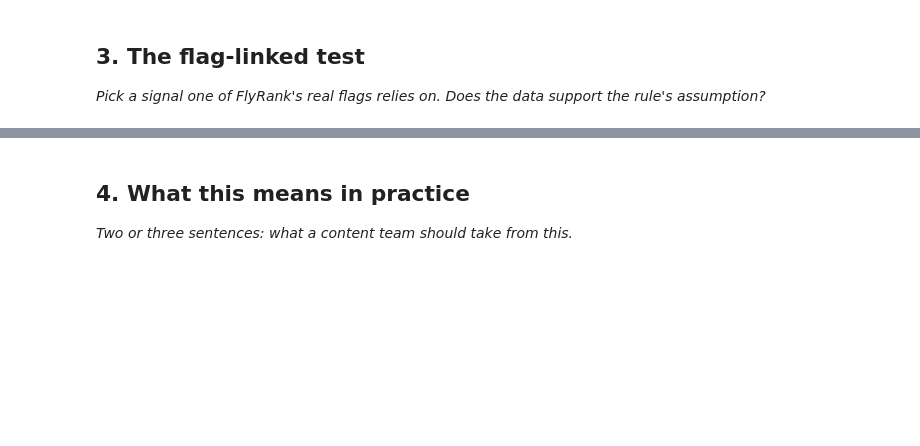
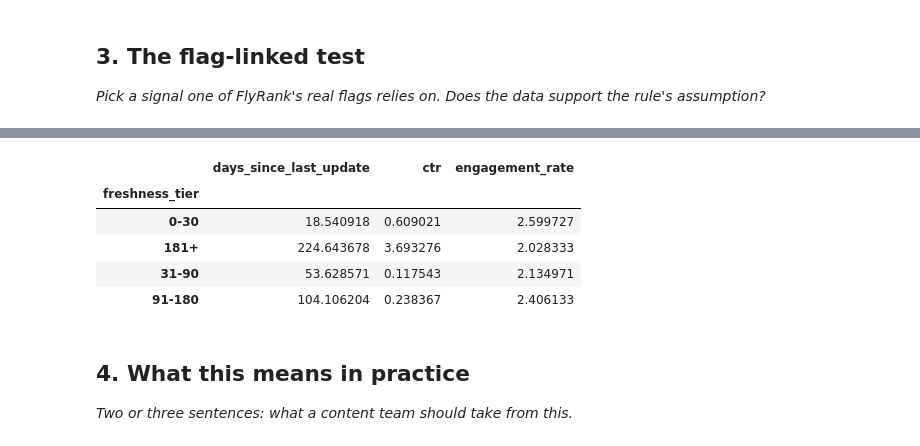
Before and after one commit to lthendral10/flyrank-ml-internship, a Jupyter notebook: work/notebooks/w04_signal_audit.ipynb, the cells around one changed output, grey strips where cells are left out. Saved outputs shown, nothing was run; the diff lists cells and outputs as text; code cells hidden in the pictures; blank space fills up the shorter version.

```diff
--- a/work/notebooks/w04_signal_audit.ipynb
+++ b/work/notebooks/w04_signal_audit.ipynb
@@ -30,3 +171,16 @@ This skeleton is yours to fill. Work the sections **in order** — each one has
+# %%
+df.groupby("freshness_tier")[[
+    "days_since_last_update",
+    "ctr",
+    "engagement_rate"
+]].mean()
+# %% [output]
+|  | days_since_last_update | ctr | engagement_rate |
+| freshness_tier |  |  |  |
+| 0-30 | 18.540918 | 0.609021 | 2.599727 |
+| 181+ | 224.643678 | 3.693276 | 2.028333 |
+| 31-90 | 53.628571 | 0.117543 | 2.134971 |
+| 91-180 | 104.106204 | 0.238367 | 2.406133 |
 # %% [markdown]
 ## 4. What this means in practice
 
```
Also changed, not shown: parts of 13 cells of this notebook.
